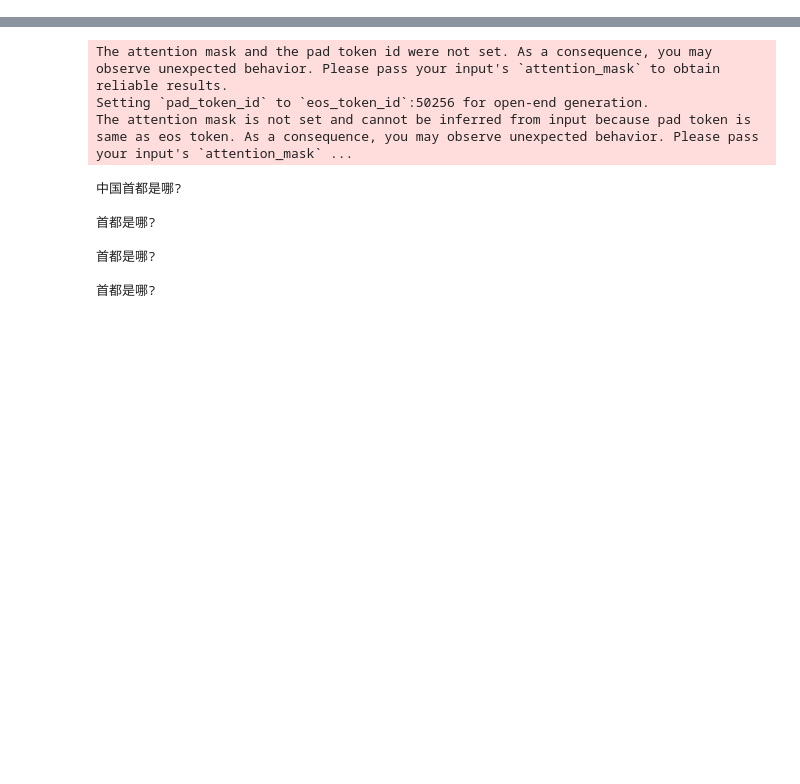
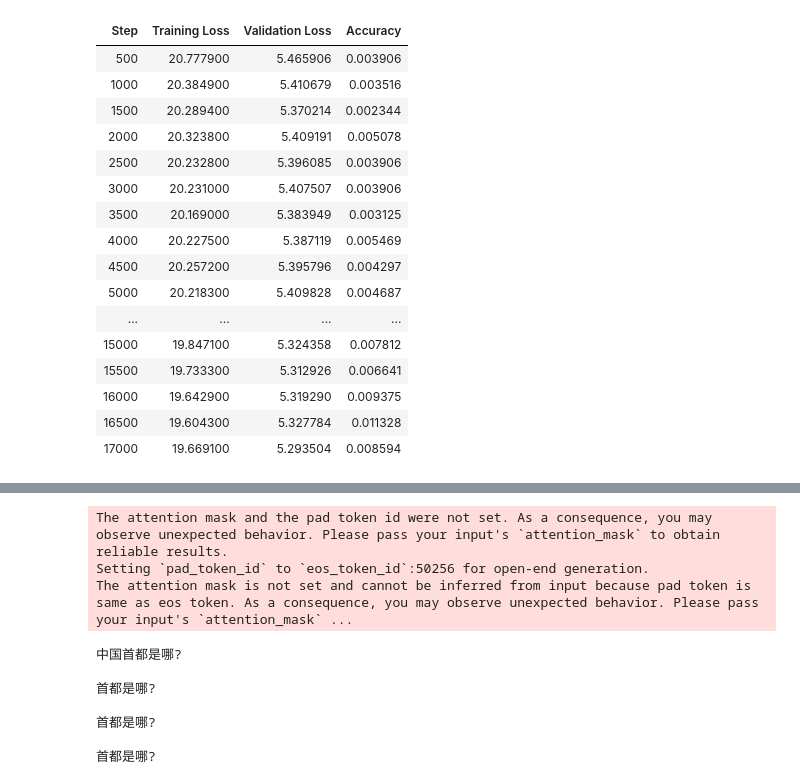
Before and after one commit to learn2Pro/rl_learning, a Jupyter notebook: llm/nanogpt.ipynb, the cells around one changed output, grey strips where cells are left out. Drawn from its saved outputs; the diff is of its cells as text; code cells hidden in the pictures; blank space fills up the shorter version.

```diff
--- a/llm/nanogpt.ipynb
+++ b/llm/nanogpt.ipynb
@@ -471,4 +367,0 @@ item['input_ids'].shape, item['labels'].shape
-# %%
-device = 'cuda' if torch.cuda.is_available() else 'cpu'
-config = GPTConfig(n_block=1024, n_embd=768, n_head=12, n_layer=6)
-model = NanoGPT(config).to(device)
@@ -495,0 +389,73 @@ scheduler = torch.optim.lr_scheduler.CosineAnnealingLR(optimizer, T_max=1000)
+# %%
+from sklearn.metrics import accuracy_score
+import numpy as np
+
+def compute_metrics(eval_preds):
+    logits, labels = eval_preds
+    print(labels)
+    preds = np.argmax(logits, axis=-1)
+    acc = (preds == labels).mean()
+    return {"accuracy": acc}
+# %%
+from transformers import TrainingArguments, Trainer, TrainerCallback, DataCollatorForLanguageModeling
+from datetime import datetime
+
+now = datetime.now().strftime('%Y-%m-%d %H:%M:%S')
+class SampleTextCallback(TrainerCallback):
+    def on_log(self, args, state, control, logs=None, **kwargs):
+        if state.global_step % 500 == 0:
+            prompt = "中国首都是哪?"
+            input_ids = tokenizer.encode(prompt, return_tensors="pt").to(model.device)
+            output = model.generate(
+                input_ids=input_ids,
+                max_length=128,
+            )
+            gen_text = tokenizer.decode(output[0], skip_special_tokens=True)
+            print(f"\n[Sample generated at step {state.global_step}]:\n{gen_text}\n")
+
+data_collator = DataCollatorForLanguageModeling(
+    tokenizer=tokenizer, mlm=False,
+)
+
+# TL;DR
+# Action	Why
+# ✅ max_grad_norm=1.0	Clip exploding gradients
+# ✅ Lower learning_rate	Reduce gradient magnitude
+# ✅ Increase warmup_steps	Stabilize early training
+# ✅ Use gradient_accumulation_steps	Smooth out spikes
+# ✅ Monitor layers with high grad norm	Find root cause
+
+args = TrainingArguments(
+    run_name=f'nanogpt-{now}',
+    output_dir=output_dir,
+    learning_rate=2e-5,
+    per_device_train_batch_size=10,
+    per_device_eval_batch_size=10,
+    weight_decay=0.01,
+    num_train_epochs=1,
+    logging_steps=50,
+    save_steps=10000,
+    # bf16=True,
+    # fp16=True,
+    # max_steps=50000,
+    # remove_unused_columns=False,
+    max_grad_norm=1.0,
+    # gradient_checkpointing=True,
+    gradient_accumulation_steps=4,
+    evaluation_strategy="steps",  # or eval_strategy="steps" in newer versions
+    eval_steps=500,              # Correct parameter name
+    save_safetensors=False,
+)
+
+trainer = Trainer(
+    model=model,
+    args=args,
+    train_dataset=ds,
+    eval_dataset=eval_ds,
+    callbacks=[SampleTextCallback],
+    data_collator=data_collator,
+    compute_metrics=compute_metrics,
+)
+
+trainer.train()
+# %% [output]
@@ -495,0 +486,17 @@ scheduler = torch.optim.lr_scheduler.CosineAnnealingLR(optimizer, T_max=1000)
+| Step | Training Loss | Validation Loss | Accuracy |
+| 500 | 20.777900 | 5.465906 | 0.003906 |
+| 1000 | 20.384900 | 5.410679 | 0.003516 |
+| 1500 | 20.289400 | 5.370214 | 0.002344 |
+| 2000 | 20.323800 | 5.409191 | 0.005078 |
+| 2500 | 20.232800 | 5.396085 | 0.003906 |
+| 3000 | 20.231000 | 5.407507 | 0.003906 |
+| 3500 | 20.169000 | 5.383949 | 0.003125 |
+| 4000 | 20.227500 | 5.387119 | 0.005469 |
+| 4500 | 20.257200 | 5.395796 | 0.004297 |
+| 5000 | 20.218300 | 5.409828 | 0.004687 |
+| ... | ... | ... | ... |
+| 15000 | 19.847100 | 5.324358 | 0.007812 |
+| 15500 | 19.733300 | 5.312926 | 0.006641 |
+| 16000 | 19.642900 | 5.319290 | 0.009375 |
+| 16500 | 19.604300 | 5.327784 | 0.011328 |
+| 17000 | 19.669100 | 5.293504 | 0.008594 |
```
Also changed, not shown: parts of 30 cells of this notebook, 6 other files.
